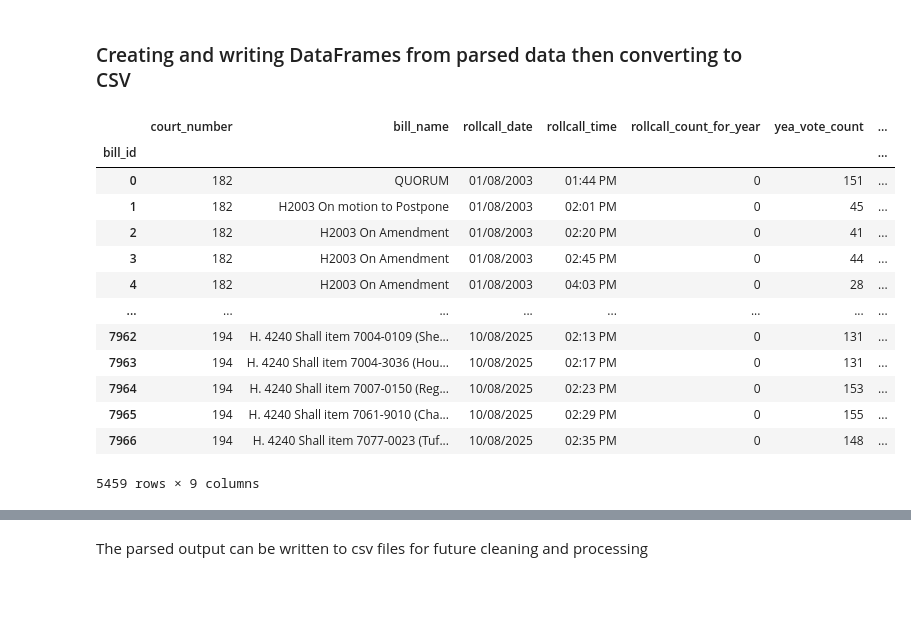
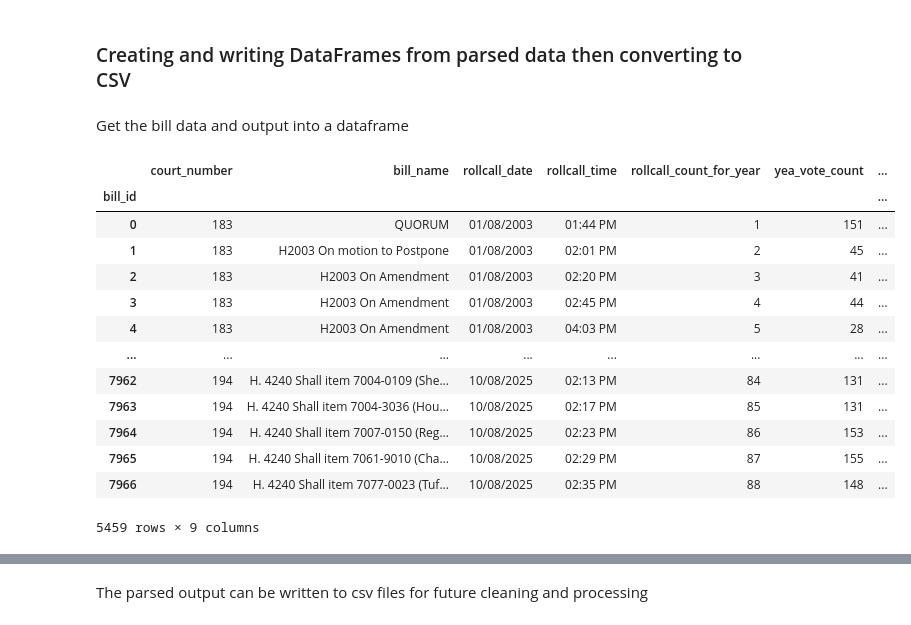
Before and after one commit to BU-Spark/ds-act-on-mass, a Jupyter notebook: fa25-team-a/eda/house_pdf_parsing/parse_house.ipynb, the cells around one changed output, grey strips where cells are left out. Drawn from its saved outputs; the diff is of its cells as text; code cells hidden in the pictures; blank space fills up the shorter version.

```diff
--- a/fa25-team-a/eda/house_pdf_parsing/parse_house.ipynb
+++ b/fa25-team-a/eda/house_pdf_parsing/parse_house.ipynb
@@ -68,13 +68,13 @@ While a more robust solution can be expanded (or split into a separate function)
 years_to_except = [2023, 2024, 2025]
 # %%
 year_to_court_number = {
-    2003: 182,
+    2003: 183,
     2004: 183,
-    2005: 183,
+    2005: 184,
     2006: 184,
-    2007: 184,
+    2007: 185,
     2008: 185,
-    2009: 185,
+    2009: 186,
     2010: 186,
     2011: 187,
     2012: 187,
@@ -348,7 +419,7 @@ def parse_Pre2009_PDF(path, bill_id, court_number, verbose=False):
         print(f'Found {len(all_pdf_bills)} bill records')
     return all_pdf_bills, all_pdf_votes, new_bill_id
 # %%
-def parse_2009through2017_PDF(path, bill_id, court_number, verbose=False):
+def parse_2009through2017_PDF(path, bill_id, court_number, file_year, verbose=False):
     """
     Clean rewrite of the parser with simpler logic and better bill name handling.
     Structure:
@@ -381,7 +452,6 @@ def parse_2009through2017_PDF(path, bill_id, court_number, verbose=False):
 
         # Step 1: Parse metadata and find bill name start
         for i, line in enumerate(lines):
-            print(f'f{i}: {line}')
             # Skip line if it was already processed (as a name following a vote)
             if skip_next:
                 skip_next = False
@@ -469,11 +539,7 @@ def parse_2009through2017_PDF(path, bill_id, court_number, verbose=False):
                         if name_line == '0':
                             name_line += ' '
                             name_line += lines[i + 2] # Handle occasional O'Day/O'Flaherty edge case
-
-                        print(f'Dirty name: {name_line}')
-
                         name_line = clean_ocr_name_errors(name_line)
-                        print(f'Clean name: {name_line}')
                         name_match = re.match(post2009pre2017_patterns_to_match[11], name_line)
                         if name_match:
                             name = name_match.group('Name').replace('.', '').strip()
@@ -496,8 +562,6 @@ def parse_2009through2017_PDF(path, bill_id, court_number, verbose=False):
                         if same_line_match:
                             print("Handling special vote case for line: ", line)
                             split_line = line.split(' ')
-                            print('Vote = :', split_line[1])
-                            print('Name = :', split_line[0])
                             vote_data.append([court_number, int(rc_count_for_year), split_line[1], split_line[0]])
 
                     continue
@@ -528,14 +592,27 @@ def parse_2009through2017_PDF(path, bill_id, court_number, verbose=False):
 
         # Vote counts
         vote_counts = bill_data[2:5]
-        # Order: yea, nay, nv
+
+        file_has_error = False
+        if exception_corrections.get(Path(path)) is not None:
+            print(f'Matched path, except this file')
+            file_has_error = True
+
+        votes_match, results = validate_vote_counts(vote_data, vote_counts, rc_year=file_year, error_file=file_has_error)
+
+        # If this is a known file with errors, get the corrected values for votes.
+        if file_has_error:
+            print('getting fixed rc vote counts')
+            vote_counts = exception_corrections.get(Path(path))
+
+
+
+        # Order: yea, nay, n/v
         final_bill_data.append(vote_counts[0] if len(vote_counts) > 0 else None)
         final_bill_data.append(vote_counts[1] if len(vote_counts) > 1 else None)
         final_bill_data.append(vote_counts[2] if len(vote_counts) > 2 else None)
 
         bill_data = final_bill_data
-
-        votes_match, results = validate_vote_counts(vote_data, vote_counts)
         bill_data.append(votes_match)
 
         all_pdf_bills.append(bill_data)
@@ -805,7 +888,9 @@ for path in tqdm(all_paths):
 
     # If path includes the year <2009, skip for now
     file_year = int(str(path)[23:27])
+    print(file_year)
     court_number = year_to_court_number[file_year]
+    print(court_number)
 
     print(f'Attempting to parsing file at path: {path}')
     if file_year < 2009:
@@ -814,7 +899,7 @@ for path in tqdm(all_paths):
     # Skip files from 2009 - 2017 for now since they will have more things to deal with for parsing
     elif file_year >= 2009 and file_year <= 2017:
         if bill_id < 0: bill_id+1
-        current_bill_data, current_vote_data, bill_id = parse_2009through2017_PDF(path, bill_id+1, court_number)
+        current_bill_data, current_vote_data, bill_id = parse_2009through2017_PDF(path, bill_id+1, court_number, file_year)
     elif file_year > 2017:
         if bill_id < 0: bill_id+1
         current_bill_data, current_vote_data, bill_id = parse_Post2017_PDF(path, bill_id+1, court_number, file_year)
@@ -844,25 +929,27 @@ Attempting to parsing file at path: ..\..\data\HJRollCalls\2025\hj10082025.pdf
 Succesfully parsed file at path: ..\..\data\HJRollCalls\2025\hj10082025.pdf
 # %% [markdown]
 ### Creating and writing DataFrames from parsed data then converting to CSV
+# %% [markdown]
+Get the bill data and output into a dataframe
 # %%
 # Create a dataframe from the parsed PDF data for bills
 bill_df = pd.DataFrame(bill_data, columns=['bill_id', 'court_number', 'bill_name', 'rollcall_date', 'rollcall_time', 'rollcall_count_for_year', 'yea_vote_count', 'nay_vote_count', 'not_voting_count', 'validated'])
 
 bill_df.set_index('bill_id', inplace=True)
-bill_df.rollcall_count_for_year -= bill_df.rollcall_count_for_year.astype('int64')
+bill_df.rollcall_count_for_year = bill_df.rollcall_count_for_year.astype('int64')
 bill_df
 # %% [output]
 |  | court_number | bill_name | rollcall_date | rollcall_time | rollcall_count_for_year | yea_vote_count | ... |
 | bill_id |  |  |  |  |  |  | ... |
-| 0 | 182 | QUORUM | 01/08/2003 | 01:44 PM | 0 | 151 | ... |
-| 1 | 182 | H2003 On motion to Postpone | 01/08/2003 | 02:01 PM | 0 | 45 | ... |
-| 2 | 182 | H2003 On Amendment | 01/08/2003 | 02:20 PM | 0 | 41 | ... |
-| 3 | 182 | H2003 On Amendment | 01/08/2003 | 02:45 PM | 0 | 44 | ... |
-| 4 | 182 | H2003 On Amendment | 01/08/2003 | 04:03 PM | 0 | 28 | ... |
+| 0 | 183 | QUORUM | 01/08/2003 | 01:44 PM | 1 | 151 | ... |
+| 1 | 183 | H2003 On motion to Postpone | 01/08/2003 | 02:01 PM | 2 | 45 | ... |
+| 2 | 183 | H2003 On Amendment | 01/08/2003 | 02:20 PM | 3 | 41 | ... |
+| 3 | 183 | H2003 On Amendment | 01/08/2003 | 02:45 PM | 4 | 44 | ... |
+| 4 | 183 | H2003 On Amendment | 01/08/2003 | 04:03 PM | 5 | 28 | ... |
 | ... | ... | ... | ... | ... | ... | ... | ... |
-| 7962 | 194 | H. 4240 Shall item 7004-0109 (She... | 10/08/2025 | 02:13 PM | 0 | 131 | ... |
-| 7963 | 194 | H. 4240 Shall item 7004-3036 (Hou... | 10/08/2025 | 02:17 PM | 0 | 131 | ... |
-| 7964 | 194 | H. 4240 Shall item 7007-0150 (Reg... | 10/08/2025 | 02:23 PM | 0 | 153 | ... |
-| 7965 | 194 | H. 4240 Shall item 7061-9010 (Cha... | 10/08/2025 | 02:29 PM | 0 | 155 | ... |
-| 7966 | 194 | H. 4240 Shall item 7077-0023 (Tuf... | 10/08/2025 | 02:35 PM | 0 | 148 | ... |
+| 7962 | 194 | H. 4240 Shall item 7004-0109 (She... | 10/08/2025 | 02:13 PM | 84 | 131 | ... |
+| 7963 | 194 | H. 4240 Shall item 7004-3036 (Hou... | 10/08/2025 | 02:17 PM | 85 | 131 | ... |
+| 7964 | 194 | H. 4240 Shall item 7007-0150 (Reg... | 10/08/2025 | 02:23 PM | 86 | 153 | ... |
+| 7965 | 194 | H. 4240 Shall item 7061-9010 (Cha... | 10/08/2025 | 02:29 PM | 87 | 155 | ... |
+| 7966 | 194 | H. 4240 Shall item 7077-0023 (Tuf... | 10/08/2025 | 02:35 PM | 88 | 148 | ... |
 5459 rows × 9 columns
```
Also changed, not shown: parts of 26 cells of this notebook, 1 other file.
